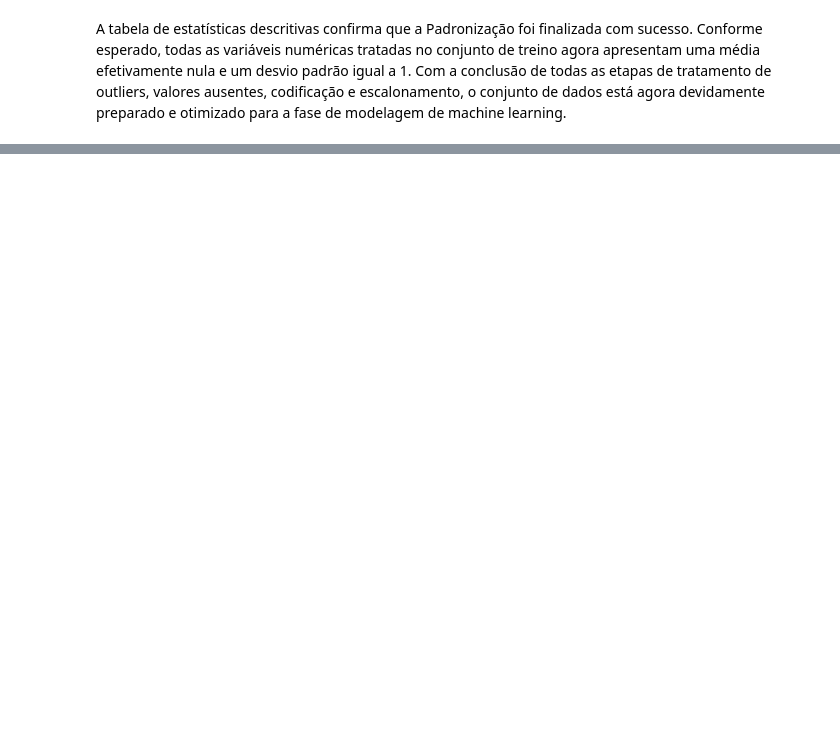
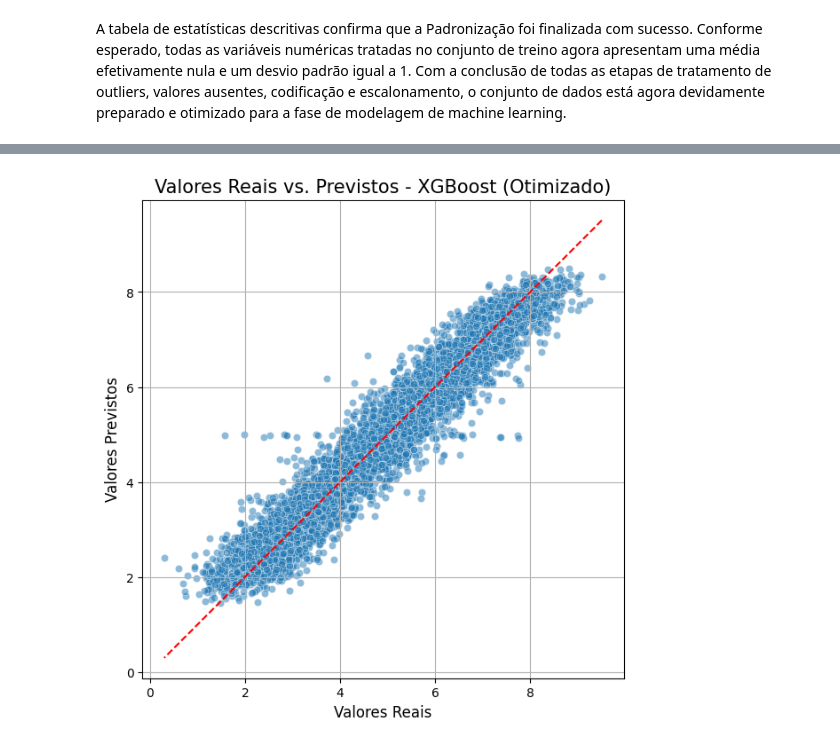
Before and after one commit to ursula2025/machine-learning, a Jupyter notebook: MVP_Machine_Learning.ipynb, the cells around one changed output, grey strips where cells are left out. Saved outputs shown, nothing was run; the diff lists cells and outputs as text; code cells hidden in the pictures; blank space fills up the shorter version.

```diff
--- a/MVP_Machine_Learning.ipynb
+++ b/MVP_Machine_Learning.ipynb
@@ -1458,0 +1665,11 @@ Isso implica que estratégias focadas em aumentar a produtividade podem obter ma
+# %%
+print("Treinando o modelo de Random Forest...")
+
+# Criando a instância do modelo
+n_estimators=100 #(100 árvores na floresta)
+modelo_rf = RandomForestRegressor(n_estimators=100, random_state=42)
+
+# Treinando o modelo com os dados de treino
+modelo_rf.fit(X_treino, y_treino)
+
+print("Modelo treinado com sucesso!")
@@ -1458,0 +1706,10 @@ Isso implica que estratégias focadas em aumentar a produtividade podem obter ma
+# %%
+print("Treinando o modelo XGBoost Regressor...")
+
+# Criando a instância do modelo
+modelo_xgb = XGBRegressor(random_state=42)
+
+# Treinando o modelo com os dados de treino
+modelo_xgb.fit(X_treino, y_treino)
+
+print("Modelo XGBoost treinado com sucesso!")
@@ -1458,0 +1819,5 @@ Isso implica que estratégias focadas em aumentar a produtividade podem obter ma
+# %%
+# INTERRUPTOR
+# Mude para True para EXECUTAR a otimização demorada (leva vários minutos)
+# Mude para False para PULAR a otimização e carregar os modelos salvos (rápido)
+EXECUTAR_OTIMIZACAO = False
@@ -1458,0 +2122,17 @@ Isso implica que estratégias focadas em aumentar a produtividade podem obter ma
+# %%
+def plotar_reais_vs_previstos(y_real, y_previsto, nome_modelo):
+    plt.figure(figsize=(7, 7))
+    sns.scatterplot(x=y_real, y=y_previsto, alpha=0.5)
+    p1 = max(max(y_previsto), max(y_real))
+    p2 = min(min(y_previsto), min(y_real))
+    plt.plot([p1, p2], [p1, p2], 'r--')
+    plt.title(f'Valores Reais vs. Previstos - {nome_modelo}', fontsize=15)
+    plt.xlabel('Valores Reais', fontsize=12)
+    plt.ylabel('Valores Previstos', fontsize=12)
+    plt.axis('equal')
+    plt.grid()
+    plt.show()
+
+plotar_reais_vs_previstos(y_teste, previsoes_campeao, "XGBoost (Otimizado)")
+# %% [output]
+[figure, added]
```
Also changed, not shown: parts of 124 cells of this notebook.
